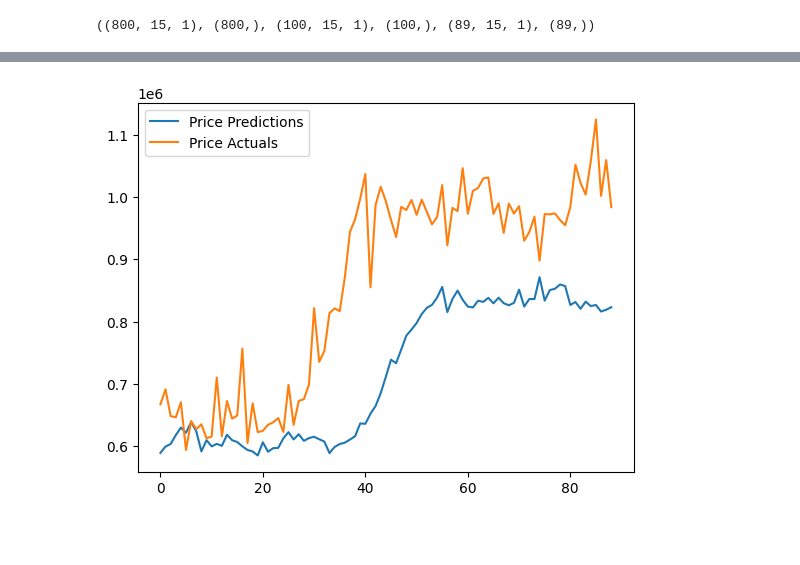
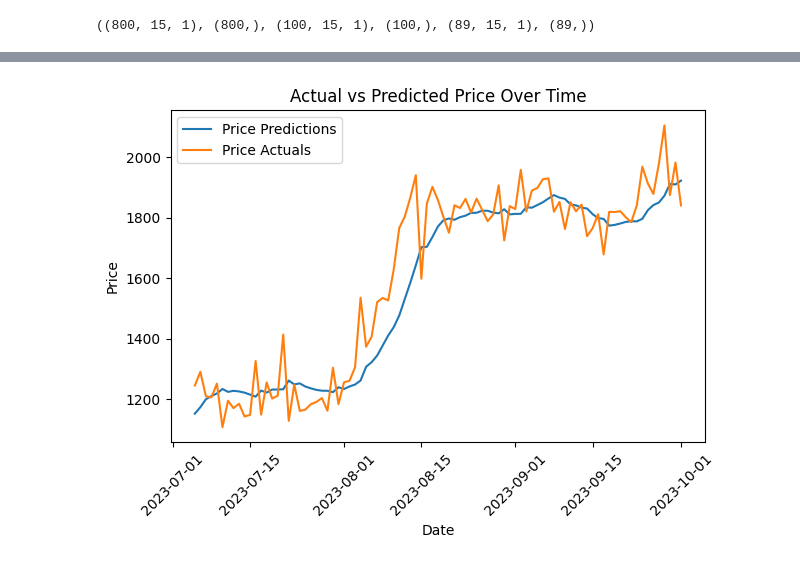
Before and after one commit to ajayt0m/Forecasting_Crop_Prices_Maharashtra, a Jupyter notebook: LSTM_Univariate.ipynb, the cells around one changed output, grey strips where cells are left out. Drawn from its saved outputs; the diff is of its cells as text; code cells hidden in the pictures; blank space fills up the shorter version.

```diff
--- a/LSTM_Univariate.ipynb
+++ b/LSTM_Univariate.ipynb
@@ -76,6 +79,6 @@ def df_to_X_y(df, window_size=5):
 # %%
 WINDOW_SIZE = 15
-X, y = df_to_X_y(price, WINDOW_SIZE)
+X, y, indices  = df_to_X_y(price, WINDOW_SIZE)
 X.shape, y.shape
 # %% [output]
 ((989, 15, 1), (989,))
@@ -129,6 +128,6 @@ array([1245.83216667, 1291.2047619 , 1210.59814815, 1206.83333333,
 # %%
-price_training_mean = np.mean(X_train[:, :, 0])
-price_training_std = np.std(X_train[:, :, 0])
+price_training_mean = np.mean(X_train[:, :, 0]).round(2)
+price_training_std = np.std(X_train[:, :, 0]).round(2)
 
 def preprocess(X):
   X[:, :, 0] = (X[:, :, 0] - price_training_mean) / price_training_std
@@ -267,7 +254,7 @@ plt.plot(range(len(loss_per_epoch)), loss_per_epoch)
 # %%
 def postprocess(arr):
   arr = (arr*price_training_std) + price_training_mean
-  return arr
+  return arr.round(3)
 # %%
 def get_predictions_postprocessed(model, X, y):
   predictions = model.predict(X).flatten()
@@ -276,6 +263,7 @@ def get_predictions_postprocessed(model, X, y):
   df = pd.DataFrame(data={'Price Predictions': price_preds,
                           'Price Actuals':price_actuals,
                           })
+  df.index = indices[-len(predictions):]
   return df
 # %%
 post_processed_df = get_predictions_postprocessed(model1, X_test, y_test)
@@ -298,14 +287,20 @@ post_processed_df
 # %%
 import matplotlib.pyplot as plt
 
-start, end = 0, 100
-plt.plot(post_processed_df['Price Predictions'][start:end], label='Price Predictions')
-plt.plot(post_processed_df['Price Actuals'][start:end], label='Price Actuals')
+plt.plot(post_processed_df.index, post_processed_df['Price Predictions'], label='Price Predictions')
+plt.plot(post_processed_df.index, post_processed_df['Price Actuals'], label='Price Actuals')
 
+
+plt.xlabel('Date')
+plt.ylabel('Price')
+plt.title('Actual vs Predicted Price Over Time')
 plt.legend()
+
+plt.xticks(rotation=45)
+plt.tight_layout()
 plt.show()
 # %% [output]
-[figure, old version]
+[figure, new version]
 # %%
 post_processed_df
 # %% [output]
```
Also changed, not shown: parts of 22 cells of this notebook.
